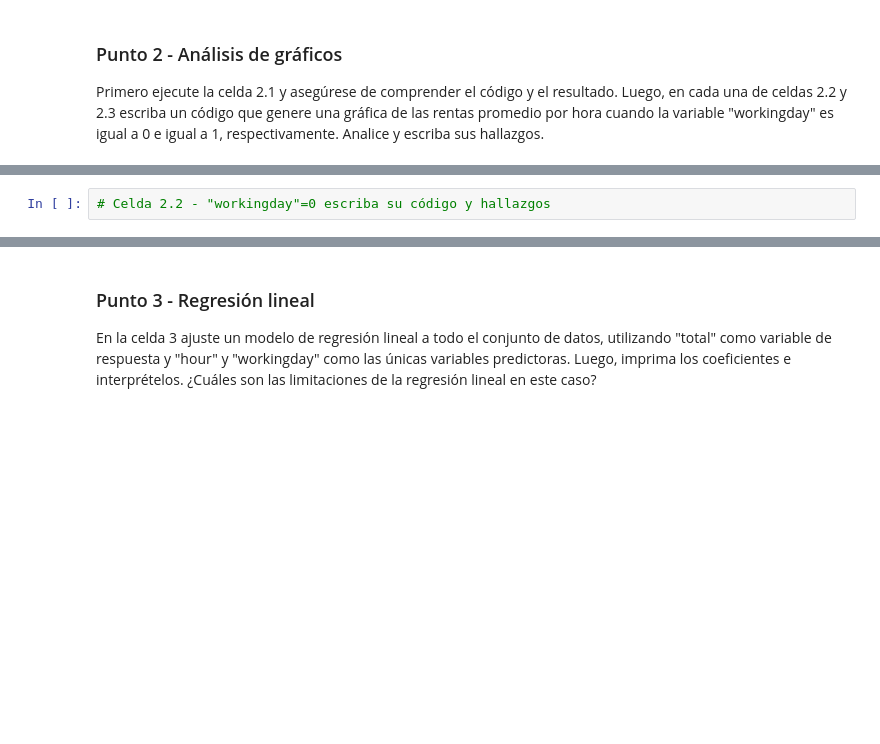
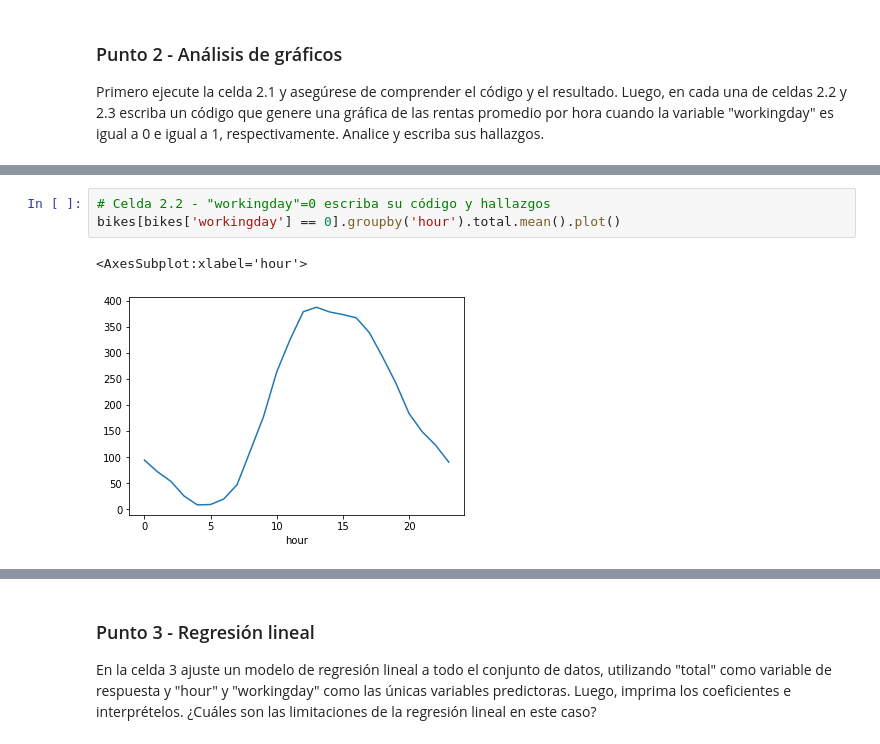
Before and after one commit to alvaropabon/MIAD_ML_and_NLP, a Jupyter notebook: Semana 1/S1TC1_arboles_ensamblajes.ipynb, the cells around one changed output, grey strips where cells are left out. Drawn from its saved outputs; the diff is of its cells as text; blank space fills up the shorter version.

```diff
--- a/Semana 1/S1TC1_arboles_ensamblajes.ipynb
+++ b/Semana 1/S1TC1_arboles_ensamblajes.ipynb
@@ -58,2 +134,6 @@ bikes.groupby('hour').total.mean().plot()
 # %%
 # Celda 2.2 - "workingday"=0 escriba su código y hallazgos
+bikes[bikes['workingday'] == 0].groupby('hour').total.mean().plot()
+# %% [output]
+<AxesSubplot:xlabel='hour'>
+[figure, added]
```
Also changed, not shown: parts of 10 cells of this notebook.
